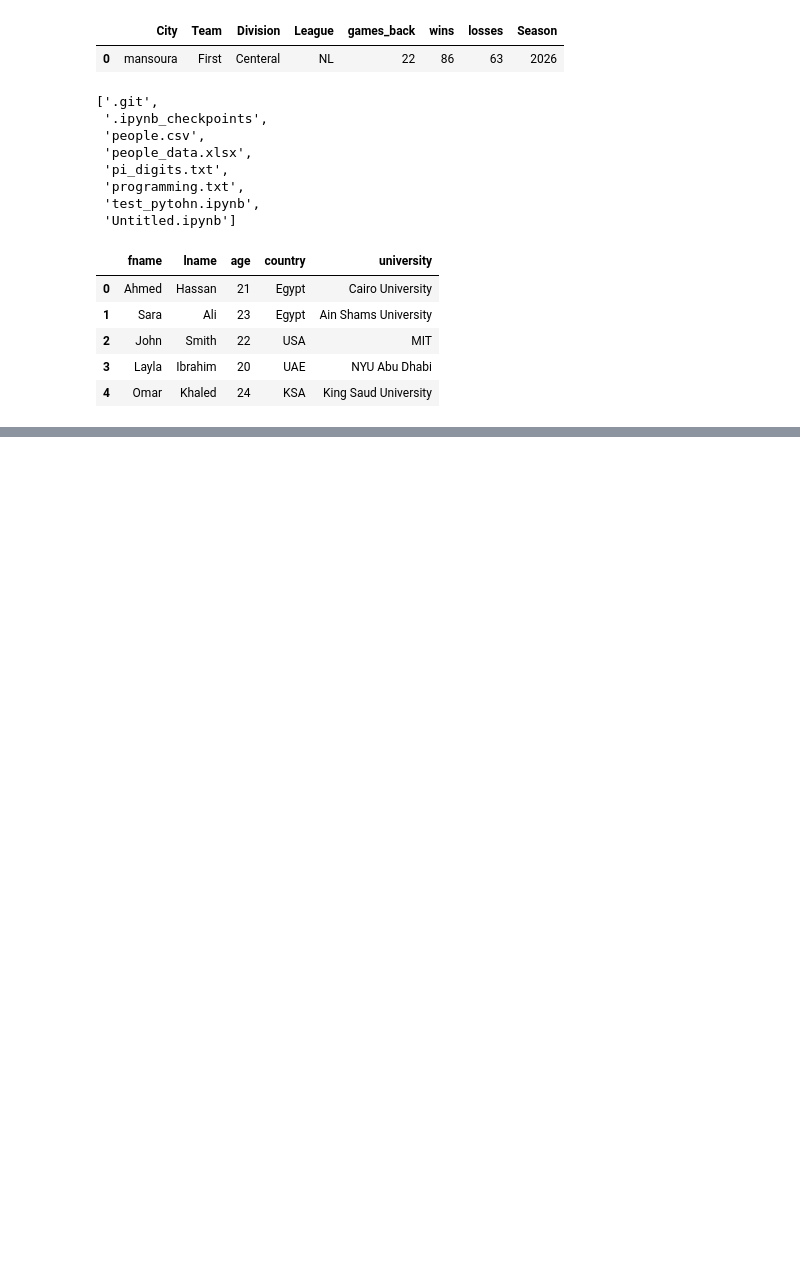
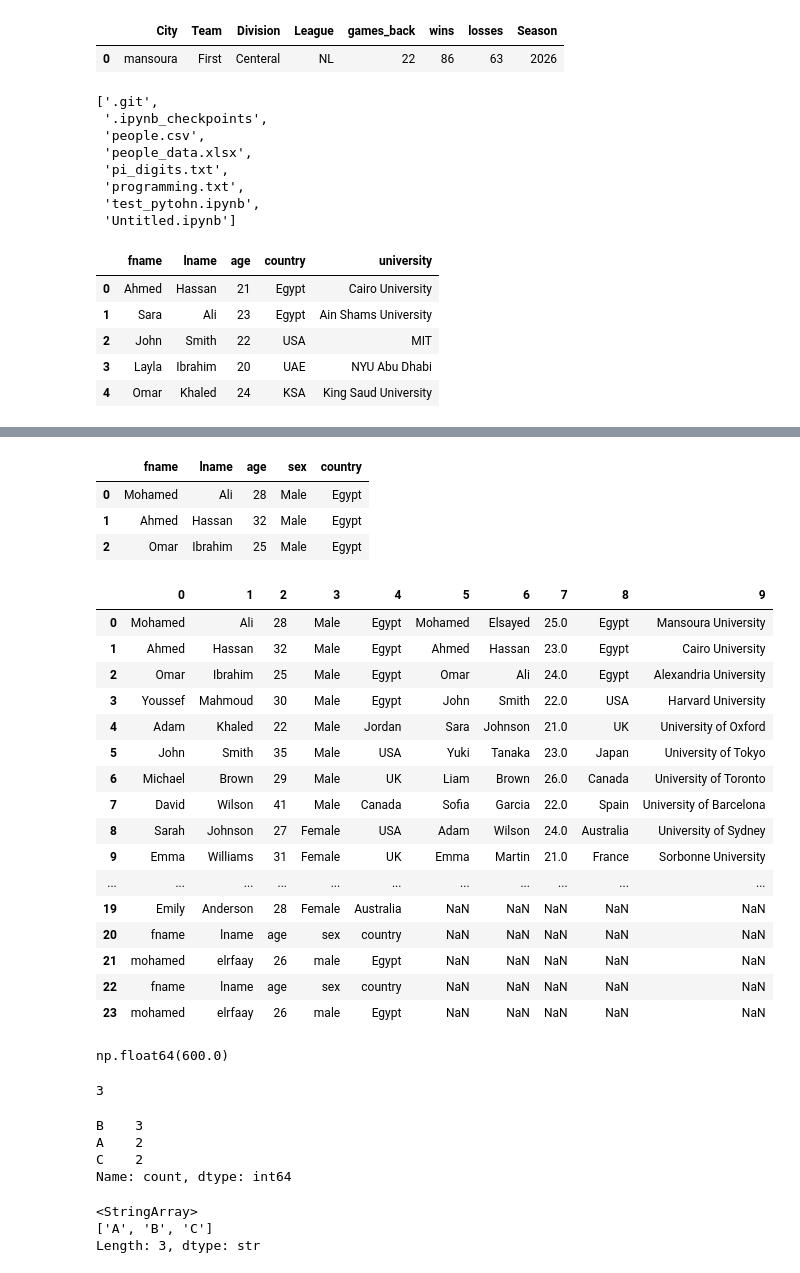
Before and after one commit to mohamedeld/Exploratory-Data-Analysis-using-Python, a Jupyter notebook: Untitled.ipynb, the cells around one changed output, grey strips where cells are left out. Drawn from its saved outputs; the diff is of its cells as text; code cells hidden in the pictures; blank space fills up the shorter version.

```diff
--- a/Untitled.ipynb
+++ b/Untitled.ipynb
@@ -873,0 +896,33 @@ df0.head()
+# %%
+pd.read_csv("people.csv", nrows=3)
+# %% [output]
+|  | fname | lname | age | sex | country |
+| 0 | Mohamed | Ali | 28 | Male | Egypt |
+| 1 | Ahmed | Hassan | 32 | Male | Egypt |
+| 2 | Omar | Ibrahim | 25 | Male | Egypt |
+# %%
+file1 = pd.read_csv("people.csv")
+# %%
+file2 = pd.read_csv("students.csv")
+# %%
+combine = pd.concat([file1,file2],ignore_index=True,axis=1)
+# %%
+combine
+# %% [output]
+|  | 0 | 1 | 2 | 3 | 4 | 5 | 6 | 7 | 8 | 9 |
+| 0 | Mohamed | Ali | 28 | Male | Egypt | Mohamed | Elsayed | 25.0 | Egypt | Mansoura University |
+| 1 | Ahmed | Hassan | 32 | Male | Egypt | Ahmed | Hassan | 23.0 | Egypt | Cairo University |
+| 2 | Omar | Ibrahim | 25 | Male | Egypt | Omar | Ali | 24.0 | Egypt | Alexandria University |
+| 3 | Youssef | Mahmoud | 30 | Male | Egypt | John | Smith | 22.0 | USA | Harvard University |
+| 4 | Adam | Khaled | 22 | Male | Jordan | Sara | Johnson | 21.0 | UK | University of Oxford |
+| 5 | John | Smith | 35 | Male | USA | Yuki | Tanaka | 23.0 | Japan | University of Tokyo |
+| 6 | Michael | Brown | 29 | Male | UK | Liam | Brown | 26.0 | Canada | University of Toronto |
+| 7 | David | Wilson | 41 | Male | Canada | Sofia | Garcia | 22.0 | Spain | University of Barcelona |
+| 8 | Sarah | Johnson | 27 | Female | USA | Adam | Wilson | 24.0 | Australia | University of Sydney |
+| 9 | Emma | Williams | 31 | Female | UK | Emma | Martin | 21.0 | France | Sorbonne University |
+| ... | ... | ... | ... | ... | ... | ... | ... | ... | ... | ... |
+| 19 | Emily | Anderson | 28 | Female | Australia | NaN | NaN | NaN | NaN | NaN |
+| 20 | fname | lname | age | sex | country | NaN | NaN | NaN | NaN | NaN |
+| 21 | mohamed | elrfaay | 26 | male | Egypt | NaN | NaN | NaN | NaN | NaN |
+| 22 | fname | lname | age | sex | country | NaN | NaN | NaN | NaN | NaN |
+| 23 | mohamed | elrfaay | 26 | male | Egypt | NaN | NaN | NaN | NaN | NaN |
@@ -873,0 +934,22 @@ df0.head()
+# %%
+my_arr.var(ddof=1)
+# %% [output]
+np.float64(600.0)
+# %%
+my_series_b = pd.Series(['A','A','B','B','B','C','C'])
+my_series_b.nunique()
+# %% [output]
+3
+# %%
+my_series_b.value_counts()
+# %% [output]
+B    3
+A    2
+C    2
+Name: count, dtype: int64
+# %%
+my_series_b.unique()
+# %% [output]
+<StringArray>
+['A', 'B', 'C']
+Length: 3, dtype: str
```
Also changed, not shown: parts of 28 cells of this notebook, 2 other files.
